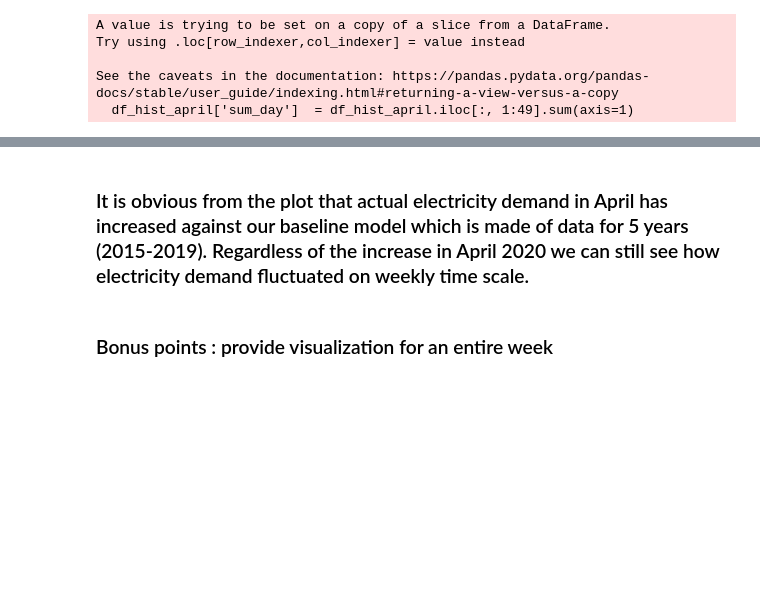
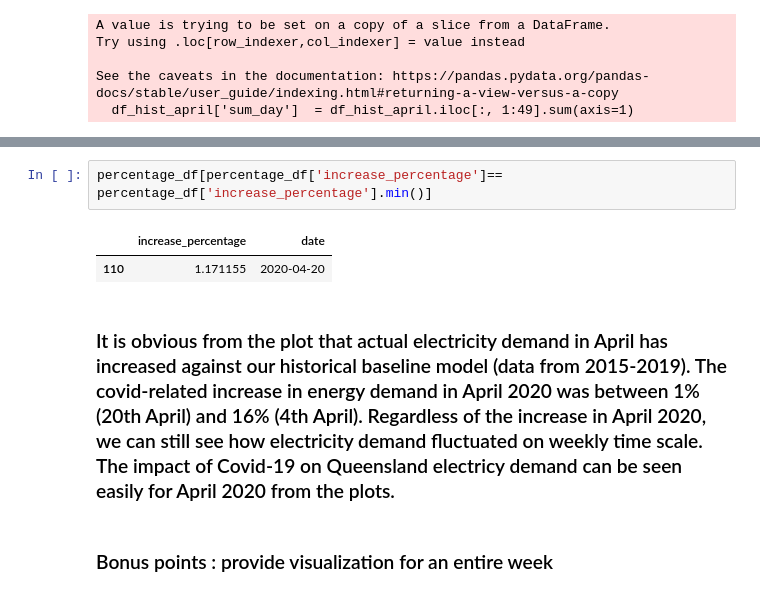
Before and after one commit to saeed2016/Electricity_Demand_Challenge, a Jupyter notebook: Electricity_demand_challenge.ipynb, the cells around one changed output, grey strips where cells are left out. Saved outputs shown, nothing was run; the diff lists cells and outputs as text; blank space fills up the shorter version.

Commit message:
This notebook contains mysolution for the electricity demand challenge

```diff
--- a/Electricity_demand_challenge.ipynb
+++ b/Electricity_demand_challenge.ipynb
@@ -185,5 +192,10 @@ Text(0.5, 0, 'Day')
+# %%
+percentage_df[percentage_df['increase_percentage']== percentage_df['increase_percentage'].min()]
+# %% [output]
+|  | increase_percentage | date |
+| 110 | 1.171155 | 2020-04-20 |
 # %% [markdown]
-### It is obvious from the plot  that actual electricity demand in April has increased against our baseline model which is made of data for 5 years (2015-2019). Regardless of the increase in April 2020 we can still see how electricity demand fluctuated on weekly time scale.
+### It is obvious from the plot that actual electricity demand in April has increased against our historical baseline model (data from 2015-2019). The covid-related increase in energy demand in April 2020 was between 1% (20th April) and 16% (4th April). Regardless of the increase in April 2020, we can still see how electricity demand fluctuated on weekly time scale. The impact of Covid-19 on Queensland electricy demand can be seen easily for April 2020 from the plots.
 # %% [markdown]
 ###  Bonus points : provide visualization for an entire week
 # %%
```
Also changed, not shown: parts of 21 cells of this notebook.
